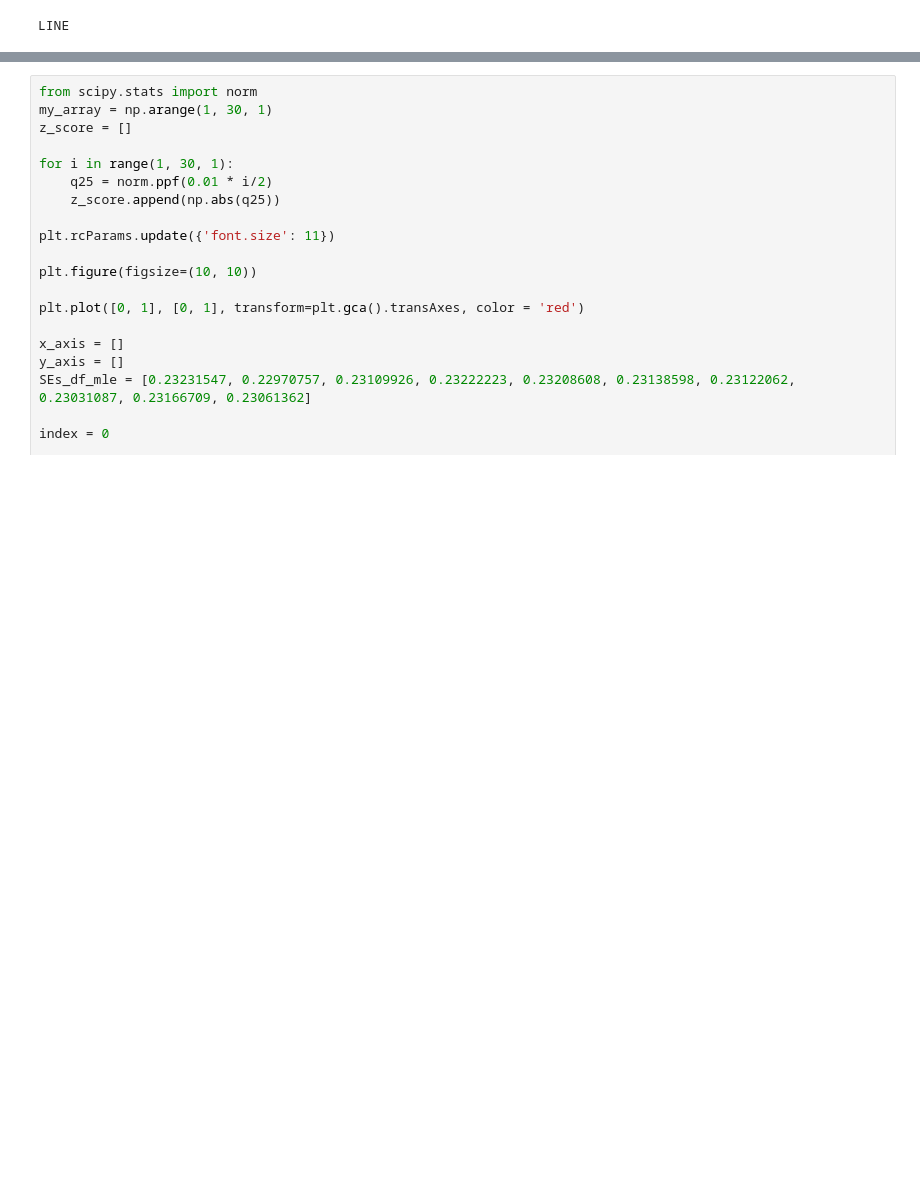
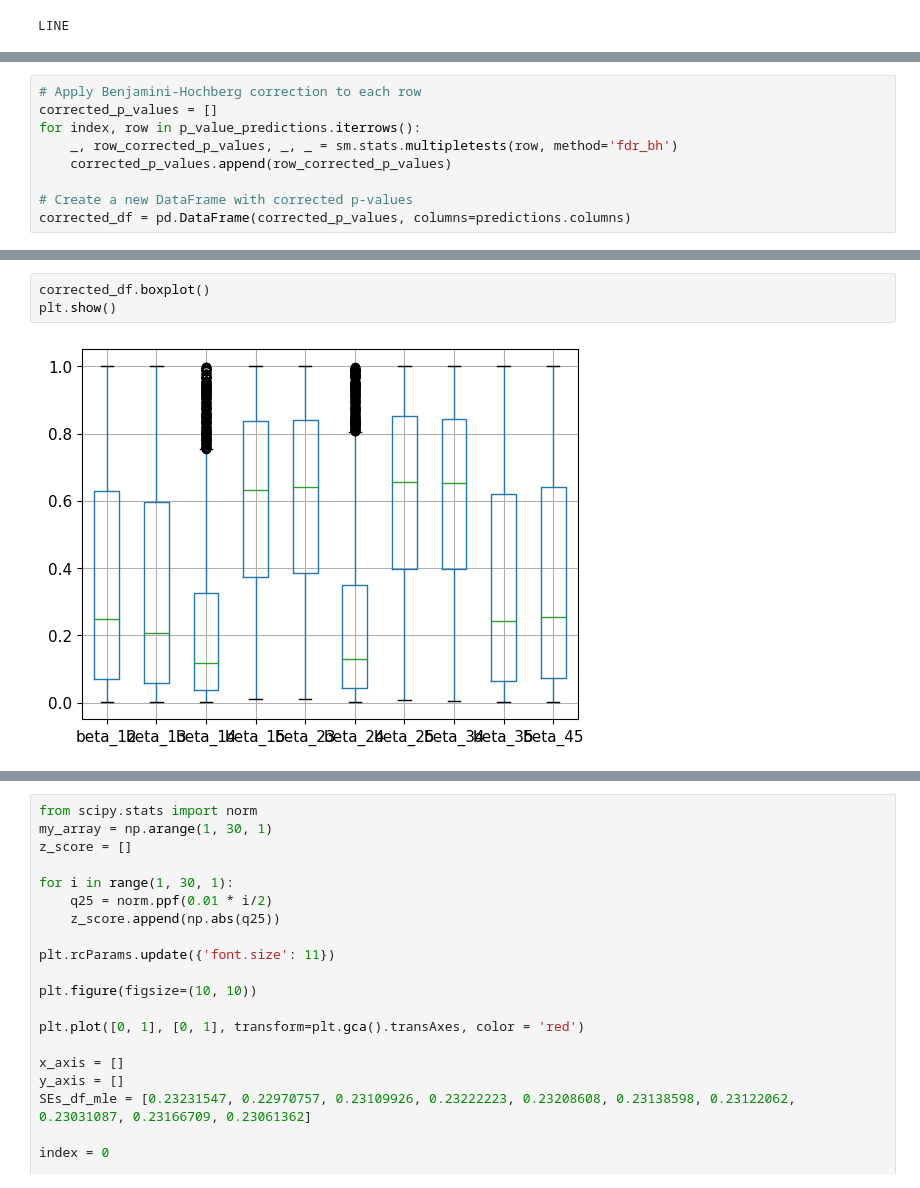
Before and after one commit to EasonJia9598/gene_interaction_CNN, a Jupyter notebook: mirror_statistics.ipynb, the cells around one changed output, grey strips where cells are left out. Drawn from its saved outputs; the diff is of its cells as text; blank space fills up the shorter version.

```diff
--- a/mirror_statistics.ipynb
+++ b/mirror_statistics.ipynb
@@ -371,0 +382,9 @@ LINE
+# %%
+# Apply Benjamini-Hochberg correction to each row
+corrected_p_values = []
+for index, row in p_value_predictions.iterrows():
+    _, row_corrected_p_values, _, _ = sm.stats.multipletests(row, method='fdr_bh')
+    corrected_p_values.append(row_corrected_p_values)
+
+# Create a new DataFrame with corrected p-values
+corrected_df = pd.DataFrame(corrected_p_values, columns=predictions.columns)
@@ -371,0 +407,5 @@ LINE
+# %%
+corrected_df.boxplot()
+plt.show()
+# %% [output]
+[figure, added]
```
Also changed, not shown: parts of 5 cells of this notebook, 7 other files.
